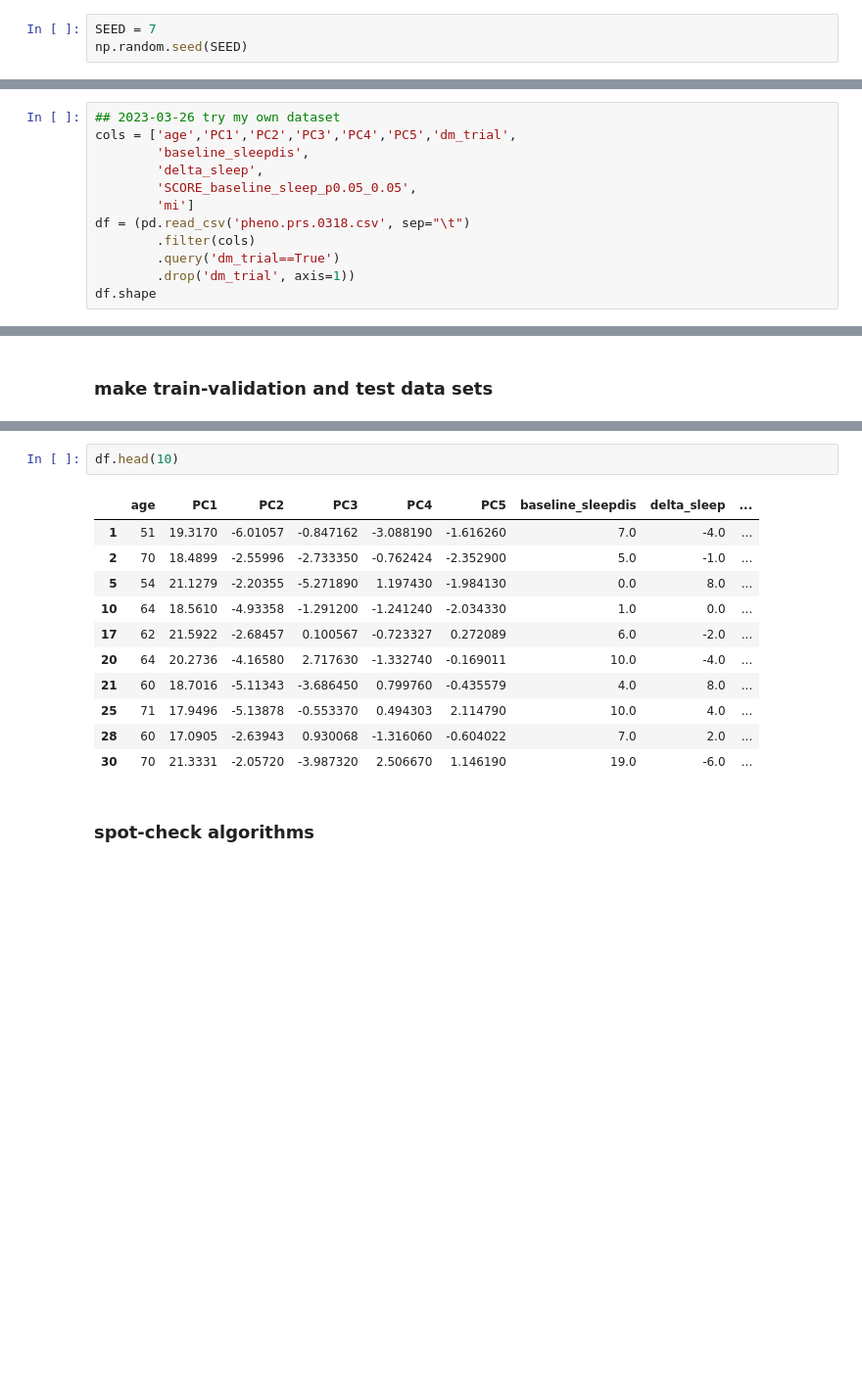
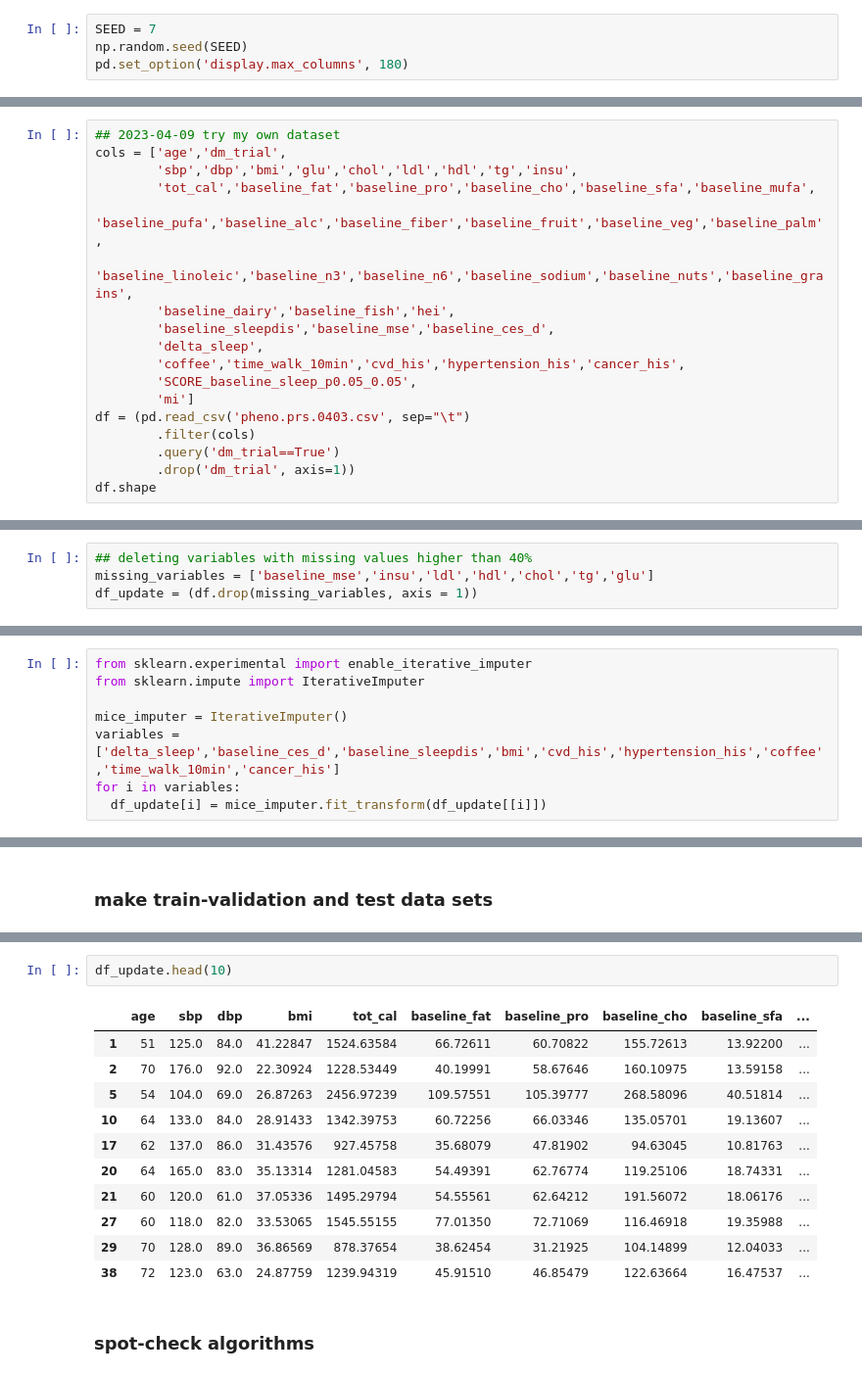
Before and after one commit to echoheqian/drug-target-master, a Jupyter notebook: dbgap_sleep_cvds_dataset.ipynb, the cells around one changed output, grey strips where cells are left out. Shown at 98% size. Cells and saved outputs as stored; diff of their text form; blank space fills up the shorter version.

```diff
--- a/dbgap_sleep_cvds_dataset.ipynb
+++ b/dbgap_sleep_cvds_dataset.ipynb
@@ -27,6 +27,7 @@ warnings.filterwarnings('ignore')
 # %%
 SEED = 7
 np.random.seed(SEED)
+pd.set_option('display.max_columns', 180)
 # %% [markdown]
 ## 2. Data preparing
 # %% [markdown]
@@ -39,11 +60,17 @@ df.head()
 # %%
-## 2023-03-26 try my own dataset
-cols = ['age','PC1','PC2','PC3','PC4','PC5','dm_trial',
-        'baseline_sleepdis',
+## 2023-04-09 try my own dataset
+cols = ['age','dm_trial',
+        'sbp','dbp','bmi','glu','chol','ldl','hdl','tg','insu',
+        'tot_cal','baseline_fat','baseline_pro','baseline_cho','baseline_sfa','baseline_mufa',
+        'baseline_pufa','baseline_alc','baseline_fiber','baseline_fruit','baseline_veg','baseline_palm',
+        'baseline_linoleic','baseline_n3','baseline_n6','baseline_sodium','baseline_nuts','baseline_grains',
+        'baseline_dairy','baseline_fish','hei',
+        'baseline_sleepdis','baseline_mse','baseline_ces_d',
         'delta_sleep',
+        'coffee','time_walk_10min','cvd_his','hypertension_his','cancer_his',
         'SCORE_baseline_sleep_p0.05_0.05',
         'mi']
-df = (pd.read_csv('pheno.prs.0318.csv', sep="\t")
+df = (pd.read_csv('pheno.prs.0403.csv', sep="\t")
         .filter(cols)
         .query('dm_trial==True')
         .drop('dm_trial', axis=1))
@@ -117,0 +186,4 @@ dtype: int64
+# %%
+## deleting variables with missing values higher than 40%
+missing_variables = ['baseline_mse','insu','ldl','hdl','chol','tg','glu']
+df_update = (df.drop(missing_variables, axis = 1))
@@ -117,0 +207,8 @@ dtype: int64
+# %%
+from sklearn.experimental import enable_iterative_imputer
+from sklearn.impute import IterativeImputer
+
+mice_imputer = IterativeImputer()
+variables = ['delta_sleep','baseline_ces_d','baseline_sleepdis','bmi','cvd_his','hypertension_his','coffee','time_walk_10min','cancer_his']
+for i in variables:
+  df_update[i] = mice_imputer.fit_transform(df_update[[i]])
@@ -553,18 +655,18 @@ Y.head(10)
 Name: mi, dtype: int64
 # %%
-df.head(10)
+df_update.head(10)
 # %% [output]
-|  | age | PC1 | PC2 | PC3 | PC4 | PC5 | baseline_sleepdis | delta_sleep | ... |
-| 1 | 51 | 19.3170 | -6.01057 | -0.847162 | -3.088190 | -1.616260 | 7.0 | -4.0 | ... |
-| 2 | 70 | 18.4899 | -2.55996 | -2.733350 | -0.762424 | -2.352900 | 5.0 | -1.0 | ... |
-| 5 | 54 | 21.1279 | -2.20355 | -5.271890 | 1.197430 | -1.984130 | 0.0 | 8.0 | ... |
-| 10 | 64 | 18.5610 | -4.93358 | -1.291200 | -1.241240 | -2.034330 | 1.0 | 0.0 | ... |
-| 17 | 62 | 21.5922 | -2.68457 | 0.100567 | -0.723327 | 0.272089 | 6.0 | -2.0 | ... |
-| 20 | 64 | 20.2736 | -4.16580 | 2.717630 | -1.332740 | -0.169011 | 10.0 | -4.0 | ... |
-| 21 | 60 | 18.7016 | -5.11343 | -3.686450 | 0.799760 | -0.435579 | 4.0 | 8.0 | ... |
-| 25 | 71 | 17.9496 | -5.13878 | -0.553370 | 0.494303 | 2.114790 | 10.0 | 4.0 | ... |
-| 28 | 60 | 17.0905 | -2.63943 | 0.930068 | -1.316060 | -0.604022 | 7.0 | 2.0 | ... |
-| 30 | 70 | 21.3331 | -2.05720 | -3.987320 | 2.506670 | 1.146190 | 19.0 | -6.0 | ... |
+|  | age | sbp | dbp | bmi | tot_cal | baseline_fat | baseline_pro | baseline_cho | baseline_sfa | ... |
+| 1 | 51 | 125.0 | 84.0 | 41.22847 | 1524.63584 | 66.72611 | 60.70822 | 155.72613 | 13.92200 | ... |
+| 2 | 70 | 176.0 | 92.0 | 22.30924 | 1228.53449 | 40.19991 | 58.67646 | 160.10975 | 13.59158 | ... |
+| 5 | 54 | 104.0 | 69.0 | 26.87263 | 2456.97239 | 109.57551 | 105.39777 | 268.58096 | 40.51814 | ... |
+| 10 | 64 | 133.0 | 84.0 | 28.91433 | 1342.39753 | 60.72256 | 66.03346 | 135.05701 | 19.13607 | ... |
+| 17 | 62 | 137.0 | 86.0 | 31.43576 | 927.45758 | 35.68079 | 47.81902 | 94.63045 | 10.81763 | ... |
+| 20 | 64 | 165.0 | 83.0 | 35.13314 | 1281.04583 | 54.49391 | 62.76774 | 119.25106 | 18.74331 | ... |
+| 21 | 60 | 120.0 | 61.0 | 37.05336 | 1495.29794 | 54.55561 | 62.64212 | 191.56072 | 18.06176 | ... |
+| 27 | 60 | 118.0 | 82.0 | 33.53065 | 1545.55155 | 77.01350 | 72.71069 | 116.46918 | 19.35988 | ... |
+| 29 | 70 | 128.0 | 89.0 | 36.86569 | 878.37654 | 38.62454 | 31.21925 | 104.14899 | 12.04033 | ... |
+| 38 | 72 | 123.0 | 63.0 | 24.87759 | 1239.94319 | 45.91510 | 46.85479 | 122.63664 | 16.47537 | ... |
 # %% [markdown]
 ### spot-check algorithms
 # %%
```
Also changed, not shown: parts of 86 cells of this notebook.
